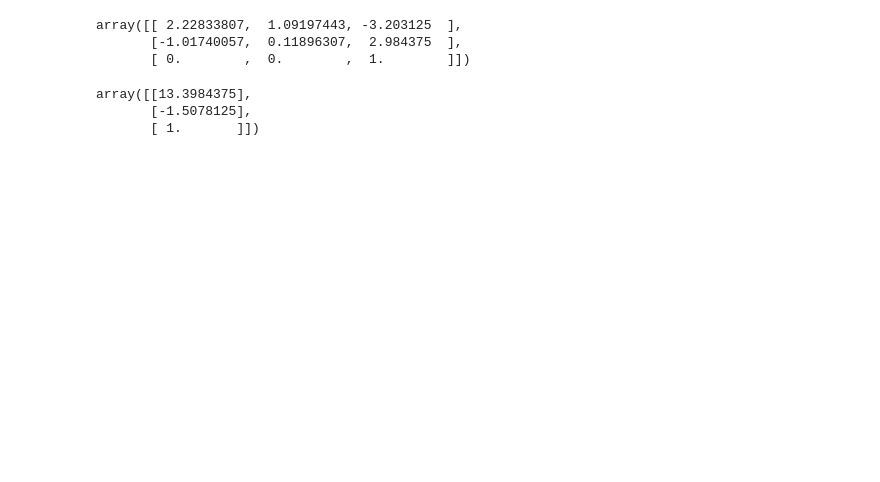
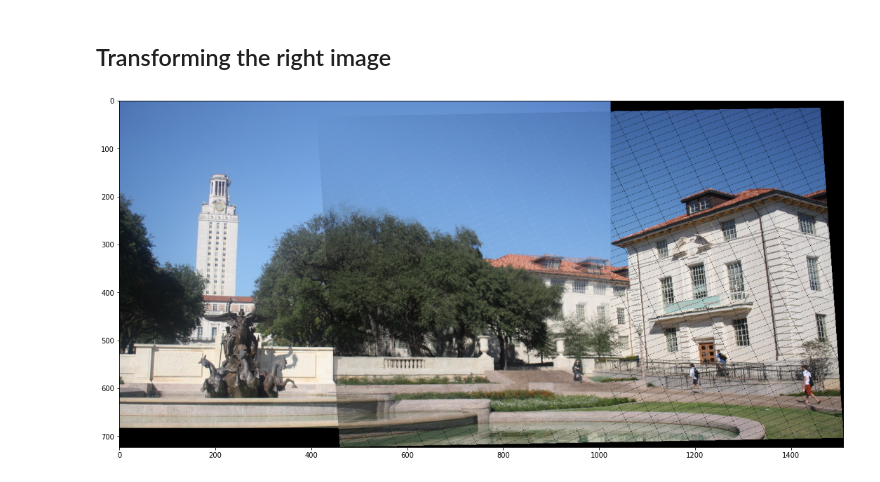
Before and after one commit to DOLARIK/cv_hw3, a Jupyter notebook: image-stitching.ipynb, the cells around one changed output. Drawn from its saved outputs; the diff is of its cells as text; code cells hidden in the pictures; blank space fills up the shorter version.

```diff
--- a/image-stitching.ipynb
+++ b/image-stitching.ipynb
@@ -117,12 +60,10 @@ a = r._get_affine_parameters(s, d)
-# %%
-a
-# %% [output]
-array([[ 2.22833807,  1.09197443, -3.203125  ],
-       [-1.01740057,  0.11896307,  2.984375  ],
-       [ 0.        ,  0.        ,  1.        ]])
-# %%
-np.dot(a, np.asarray([[5],[5],[1]]))
-# %% [output]
-array([[13.3984375],
-       [-1.5078125],
-       [ 1.       ]])
+# %% [markdown]
+## Transforming the right image
+# %%
+panorama_2 = pan.stitch('right')
+# %%
+fig_2, ax_2 = plt.subplots(1,1)
+ax_2.imshow(panorama_2)
+fig_2.set_size_inches(18.5, 10.5)
+# %% [output]
+[figure, added]
```
Also changed, not shown: parts of 21 cells of this notebook, 3 other files.
